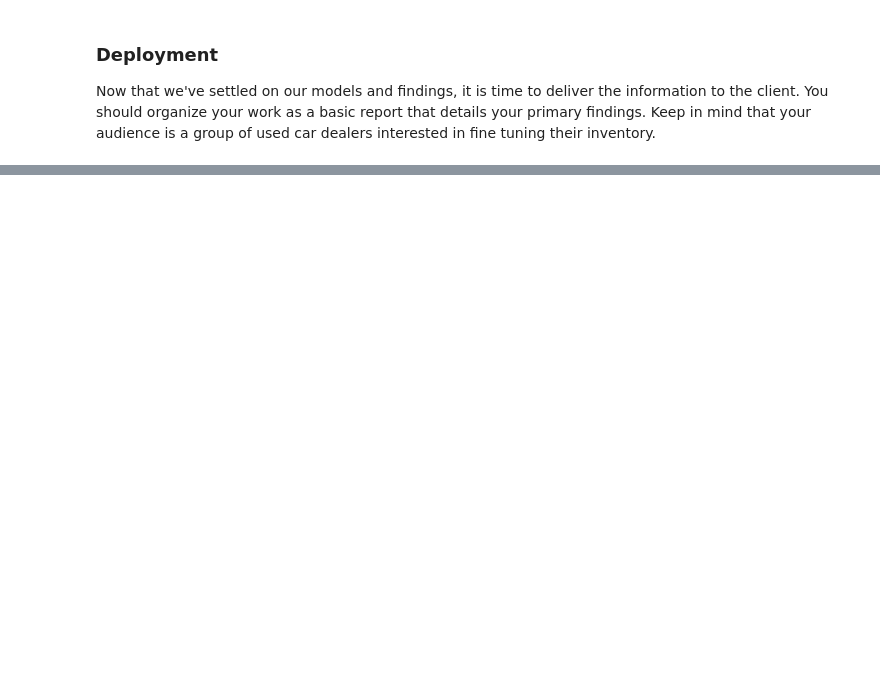
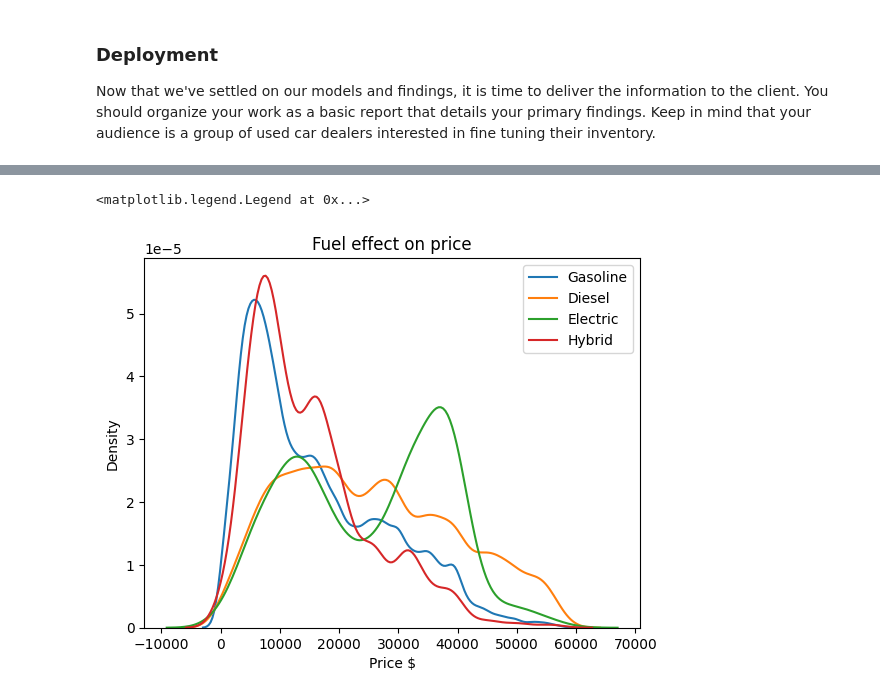
Before and after one commit to caller9/berkeley_ai_cert_module_11, a Jupyter notebook: practical_application_2.ipynb, the cells around one changed output, grey strips where cells are left out. Cells and saved outputs as stored; diff of their text form; code cells hidden in the pictures; blank space fills up the shorter version.

```diff
--- a/practical_application_2.ipynb
+++ b/practical_application_2.ipynb
@@ -229,0 +345,9 @@ Now that we've settled on our models and findings, it is time to deliver the inf
+# %%
+sns.kdeplot(vehicles_df_fewer_features.query('fuel_gas == 1')['price'], label='Gasoline').set(xlabel='Price $', title='Fuel effect on price')
+sns.kdeplot(vehicles_df_fewer_features.query('fuel_diesel == 1')['price'], label='Diesel')
+sns.kdeplot(vehicles_df_fewer_features.query('fuel_electric == 1')['price'], label='Electric')
+sns.kdeplot(vehicles_df_fewer_features.query('fuel_hybrid == 1')['price'], label='Hybrid')
+plt.legend()
+# %% [output]
+<matplotlib.legend.Legend at 0x...>
+[figure, added]
```
Also changed, not shown: parts of 25 cells of this notebook, 1 other file.
